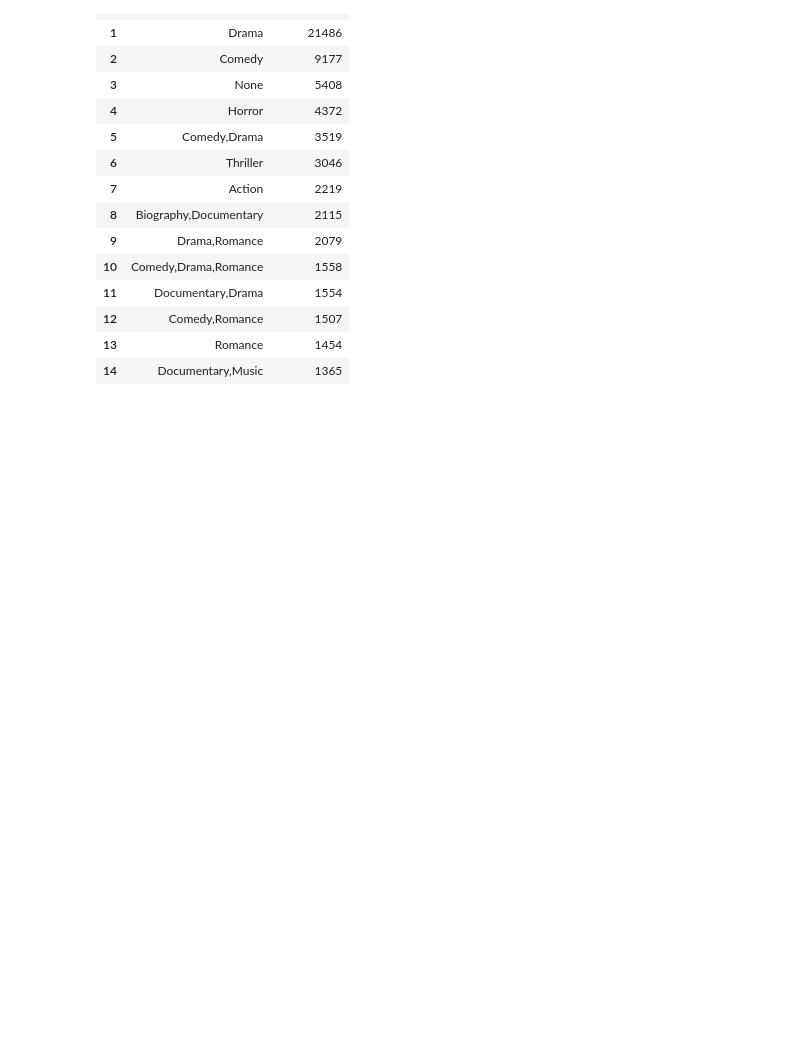
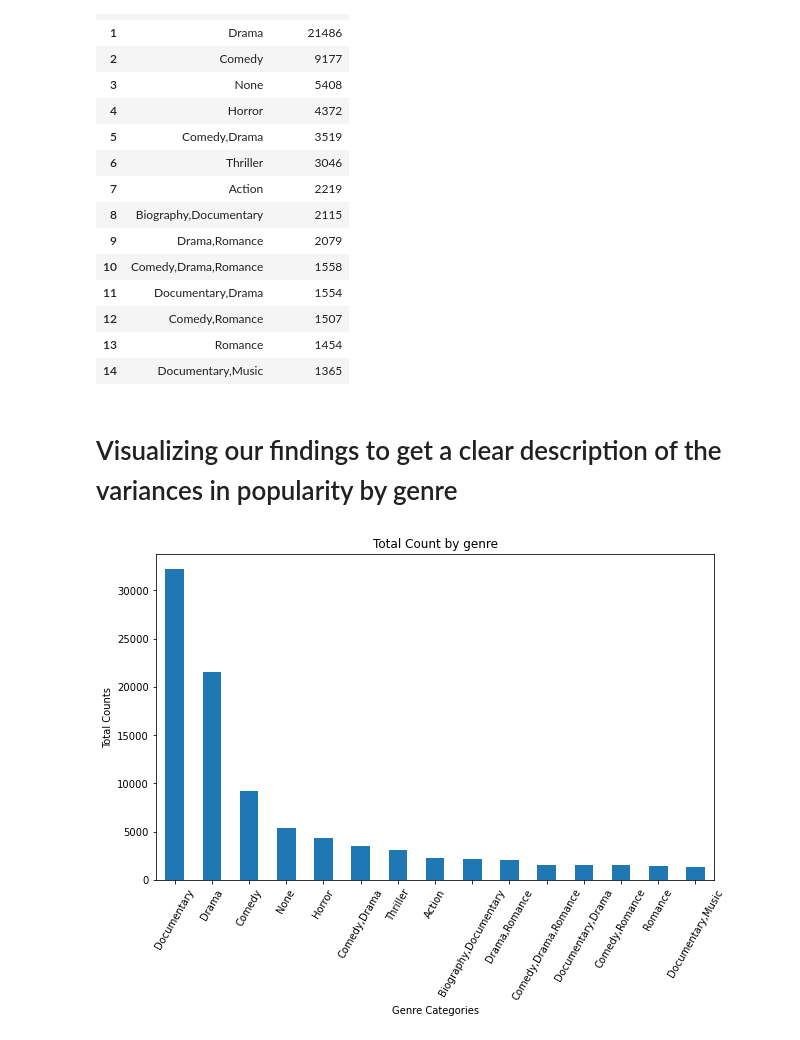
Before and after one commit to matjoee/dsc-phase-1-project, a Jupyter notebook: student.ipynb, the cells around one changed output. Saved outputs shown, nothing was run; the diff lists cells and outputs as text; code cells hidden in the pictures; blank space fills up the shorter version.

Commit message:
Visualizing our data using a bar graph to have a clear view/desciption of how vast are the variances, and conclluding beyond reasonable doubt that Documentary is the most popular genre

```diff
--- a/student.ipynb
+++ b/student.ipynb
@@ -150,3 +150,5 @@ df
 | 12 | Comedy,Romance | 1507 |
 | 13 | Romance | 1454 |
 | 14 | Documentary,Music | 1365 |
+# %% [markdown]
+# Visualizing our findings to get a clear description of the variances in popularity by genre
@@ -153,2 +158,12 @@ df
+# %%
+fig, ax = plt.subplots(figsize=(10, 6))
+df.plot(kind="bar", x="genres", y="genre_totals", ax=ax, legend=False)
+ax.set_title("Total Count by genre")
+ax.set_xlabel("Genre Categories")
+ax.set_ylabel("Total Counts")
+plt.xticks(rotation=60)
+plt.show()
+# %% [output]
+[figure, added]
 # %%
 # Your code here - remember to use markdown cells for comments as well!
```
Also changed, not shown: parts of 3 cells of this notebook.
